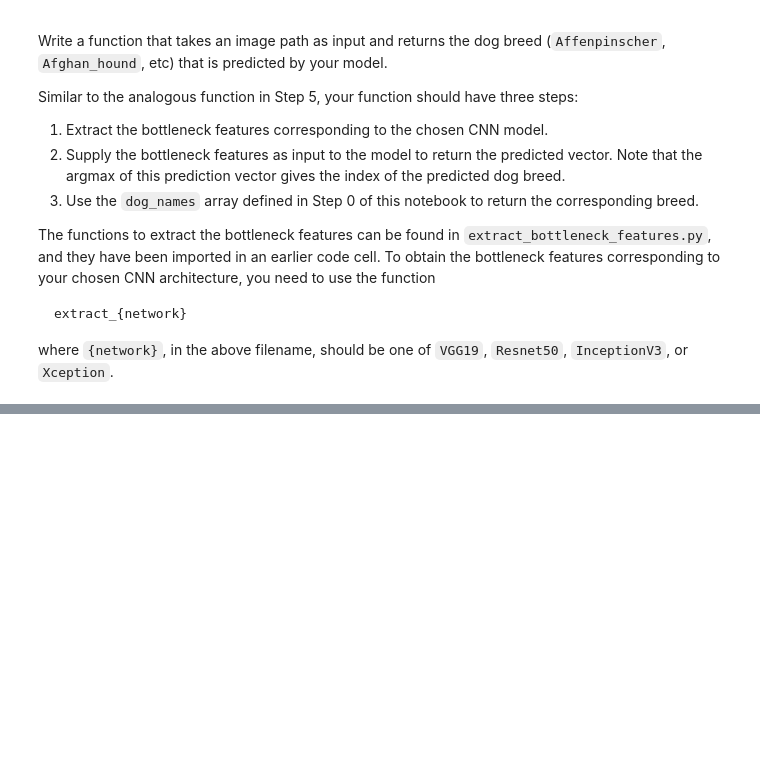
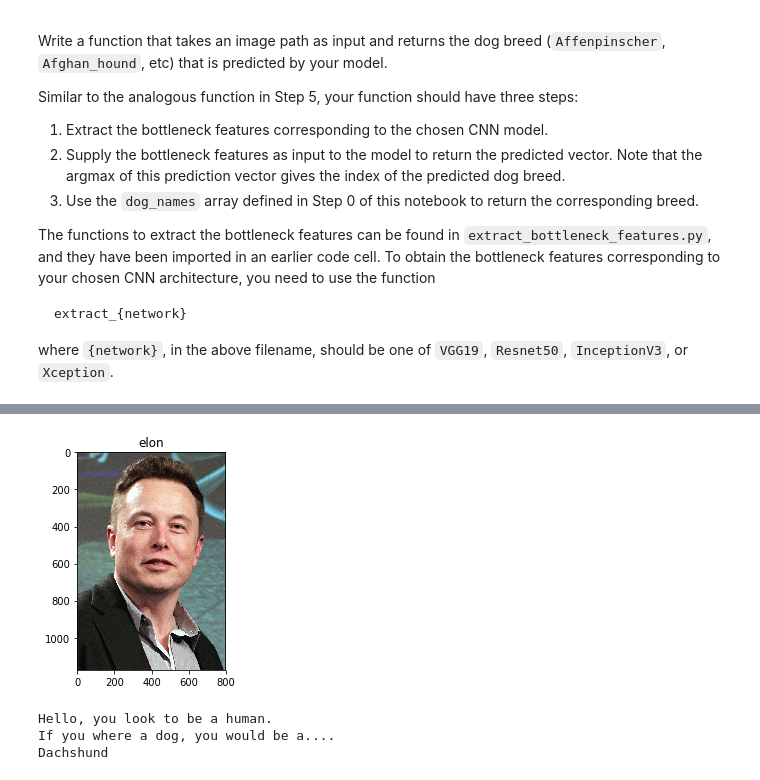
Before and after one commit to remi-ang/Udacity_MLND, a Jupyter notebook: dog-project/dog_app_UdacityGPU.ipynb, the cells around one changed output, grey strips where cells are left out. Cells and saved outputs as stored; diff of their text form; code cells hidden in the pictures; blank space fills up the shorter version.

```diff
--- a/dog-project/dog_app_UdacityGPU.ipynb
+++ b/dog-project/dog_app_UdacityGPU.ipynb
@@ -1021,4 +1082,12 @@ __Answer:__
 # %%
 ## TODO: Execute your algorithm from Step 6 on
 ## at least 6 images on your computer.
 ## Feel free to use as many code cells as needed.
+
+url = 'https://upload.wikimedia.org/wikipedia/commons/thumb/4/49/Elon_Musk_2015.jpg/800px-Elon_Musk_2015.jpg'
+detector(url, 'elon', isurl=True)
+# %% [output]
+[figure, added]
+Hello, you look to be a human.
+If you where a dog, you would be a....
+Dachshund
```
Also changed, not shown: parts of 45 cells of this notebook.
